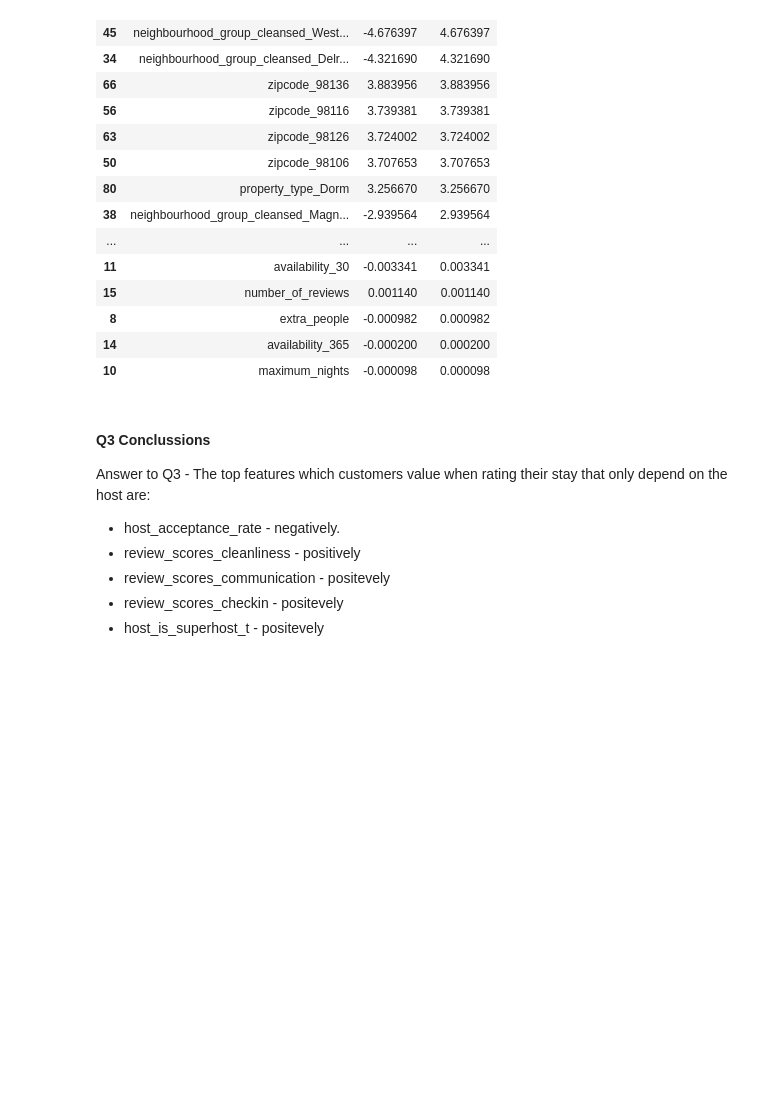
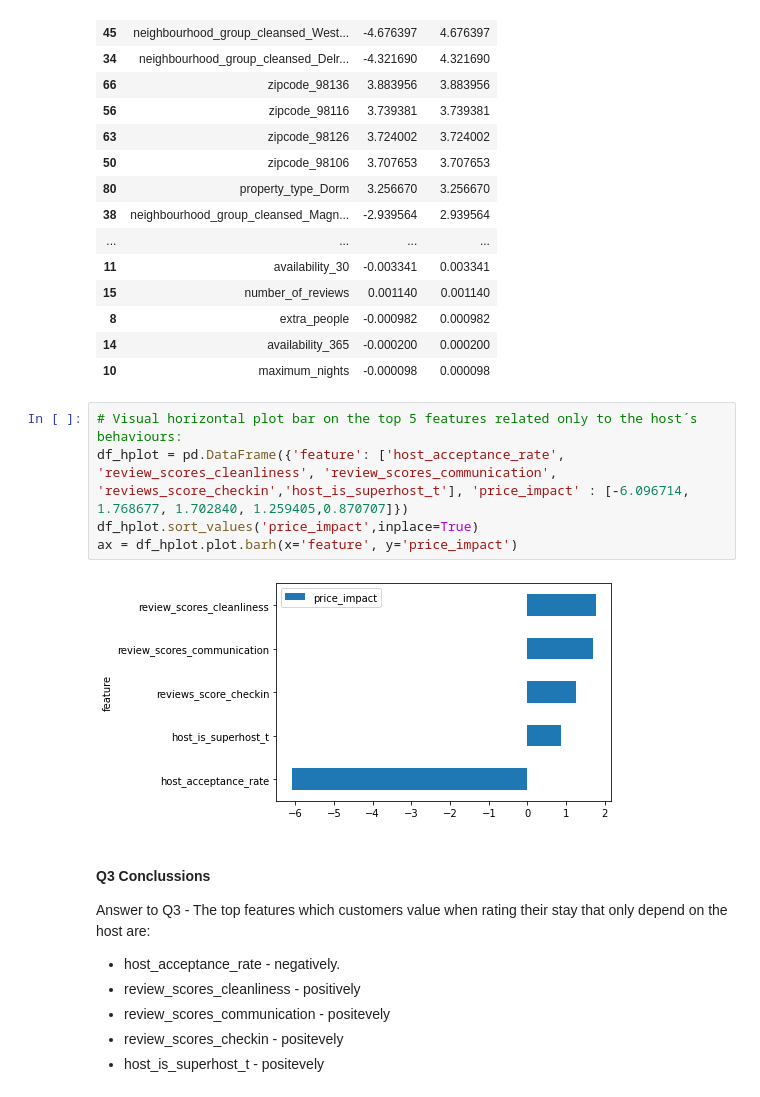
Before and after one commit to nitiquismiquis/Seattle-AirBNB-Analysis, a Jupyter notebook: Seattle AirBNB Analysis.ipynb, the cells around one changed output. Cells and saved outputs as stored; diff of their text form; blank space fills up the shorter version.

Commit message:
Changes on 2nd Review

```diff
--- a/Seattle AirBNB Analysis.ipynb
+++ b/Seattle AirBNB Analysis.ipynb
@@ -909,6 +909,13 @@ coef_df.head(100)
 | 8 | extra_people | -0.000982 | 0.000982 |
 | 14 | availability_365 | -0.000200 | 0.000200 |
 | 10 | maximum_nights | -0.000098 | 0.000098 |
+# %%
+# Visual horizontal plot bar on the top 5 features related only to the host´s behaviours:
+df_hplot = pd.DataFrame({'feature': ['host_acceptance_rate', 'review_scores_cleanliness', 'review_scores_communication', 'reviews_score_checkin','host_is_superhost_t'], 'price_impact' : [-6.096714, 1.768677, 1.702840, 1.259405,0.870707]})
+df_hplot.sort_values('price_impact',inplace=True)
+ax = df_hplot.plot.barh(x='feature', y='price_impact')
+# %% [output]
+[figure, added]
 # %% [markdown]
 #### Q3 Conclussions
 
```
Also changed, not shown: parts of 2 cells of this notebook.
